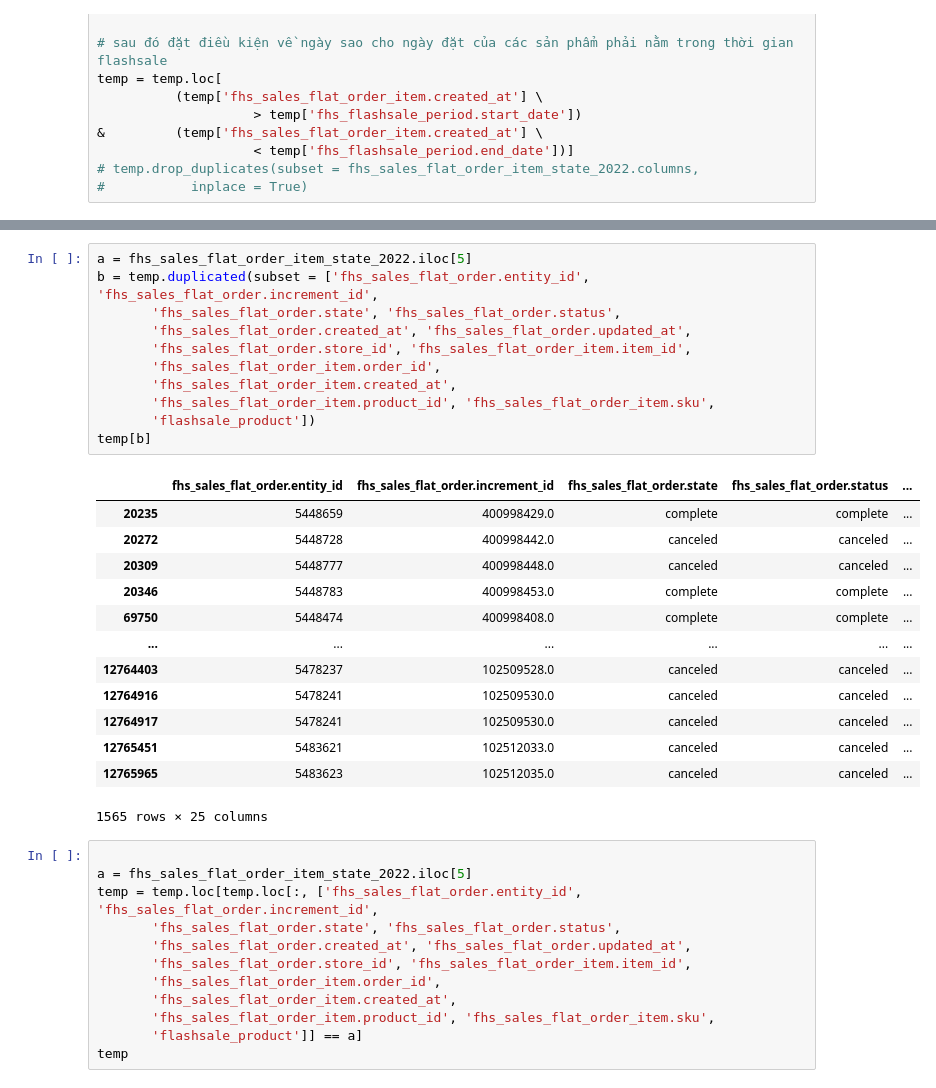
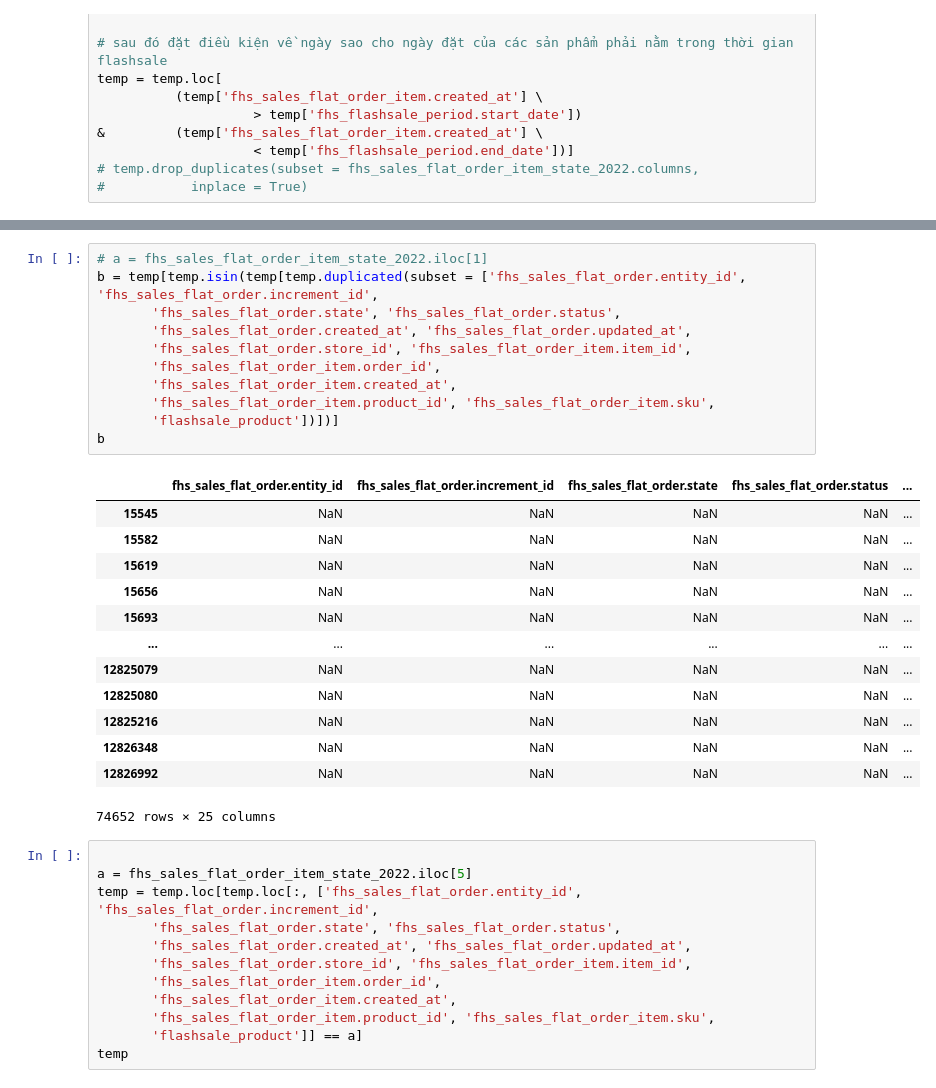
Before and after one commit to ToanLyHoa/Report-data-analysis, a Jupyter notebook: Analysis_Fahasa_Final.ipynb, the cells around one changed output, grey strips where cells are left out. Drawn from its saved outputs; the diff is of its cells as text.

```diff
--- a/Analysis_Fahasa_Final.ipynb
+++ b/Analysis_Fahasa_Final.ipynb
@@ -275,28 +279,28 @@ memory usage: 14.3+ MB
 # %%
-a = fhs_sales_flat_order_item_state_2022.iloc[5]
-b = temp.duplicated(subset = ['fhs_sales_flat_order.entity_id', 'fhs_sales_flat_order.increment_id',
+# a = fhs_sales_flat_order_item_state_2022.iloc[1]
+b = temp[temp.isin(temp[temp.duplicated(subset = ['fhs_sales_flat_order.entity_id', 'fhs_sales_flat_order.increment_id',
        'fhs_sales_flat_order.state', 'fhs_sales_flat_order.status',
        'fhs_sales_flat_order.created_at', 'fhs_sales_flat_order.updated_at',
        'fhs_sales_flat_order.store_id', 'fhs_sales_flat_order_item.item_id',
        'fhs_sales_flat_order_item.order_id',
        'fhs_sales_flat_order_item.created_at',
        'fhs_sales_flat_order_item.product_id', 'fhs_sales_flat_order_item.sku',
-       'flashsale_product'])
-temp[b]
+       'flashsale_product'])])]
+b
 # %% [output]
 |  | fhs_sales_flat_order.entity_id | fhs_sales_flat_order.increment_id | fhs_sales_flat_order.state | fhs_sales_flat_order.status | ... |
-| 20235 | 5448659 | 400998429.0 | complete | complete | ... |
-| 20272 | 5448728 | 400998442.0 | canceled | canceled | ... |
-| 20309 | 5448777 | 400998448.0 | canceled | canceled | ... |
-| 20346 | 5448783 | 400998453.0 | complete | complete | ... |
-| 69750 | 5448474 | 400998408.0 | complete | complete | ... |
+| 15545 | NaN | NaN | NaN | NaN | ... |
+| 15582 | NaN | NaN | NaN | NaN | ... |
+| 15619 | NaN | NaN | NaN | NaN | ... |
+| 15656 | NaN | NaN | NaN | NaN | ... |
+| 15693 | NaN | NaN | NaN | NaN | ... |
 | ... | ... | ... | ... | ... | ... |
-| 12764403 | 5478237 | 102509528.0 | canceled | canceled | ... |
-| 12764916 | 5478241 | 102509530.0 | canceled | canceled | ... |
-| 12764917 | 5478241 | 102509530.0 | canceled | canceled | ... |
-| 12765451 | 5483621 | 102512033.0 | canceled | canceled | ... |
-| 12765965 | 5483623 | 102512035.0 | canceled | canceled | ... |
+| 12825079 | NaN | NaN | NaN | NaN | ... |
+| 12825080 | NaN | NaN | NaN | NaN | ... |
+| 12825216 | NaN | NaN | NaN | NaN | ... |
+| 12826348 | NaN | NaN | NaN | NaN | ... |
+| 12826992 | NaN | NaN | NaN | NaN | ... |
-1565 rows × 25 columns
+74652 rows × 25 columns
 # %%
 
 a = fhs_sales_flat_order_item_state_2022.iloc[5]
```
Also changed, not shown: parts of 2 cells of this notebook.
